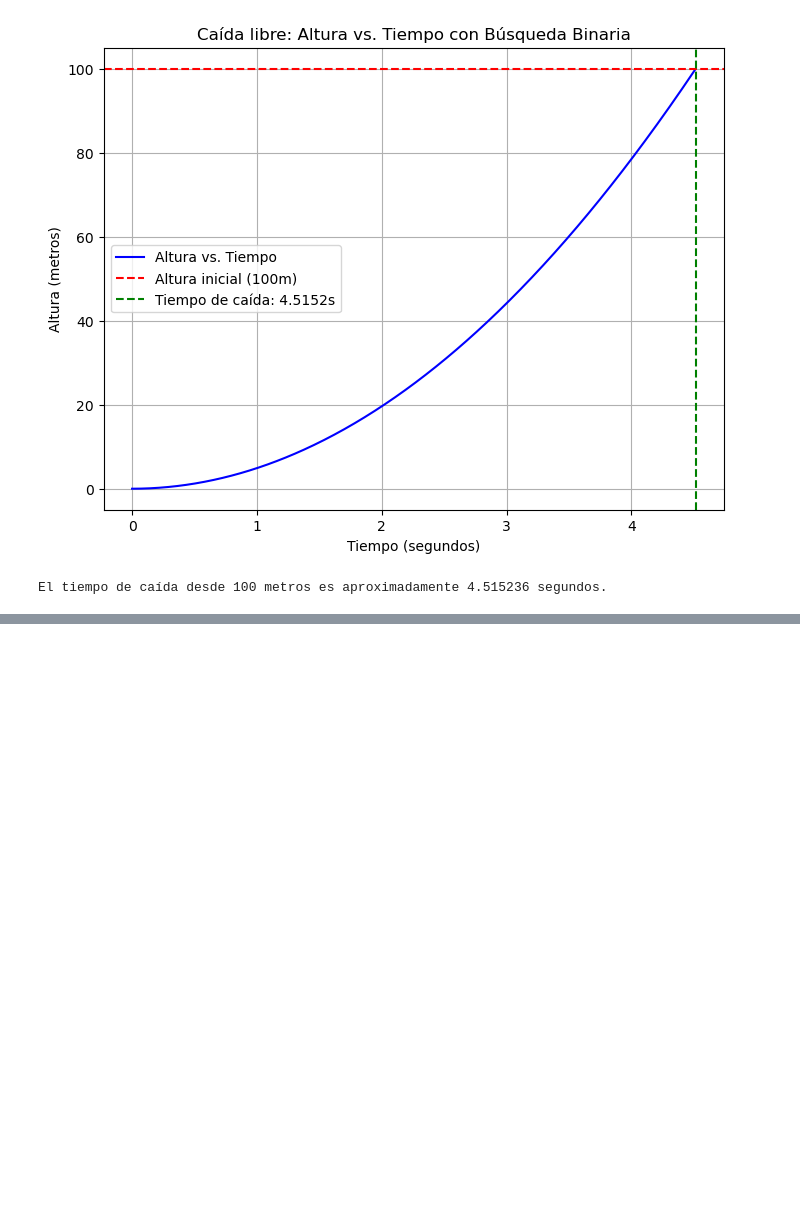
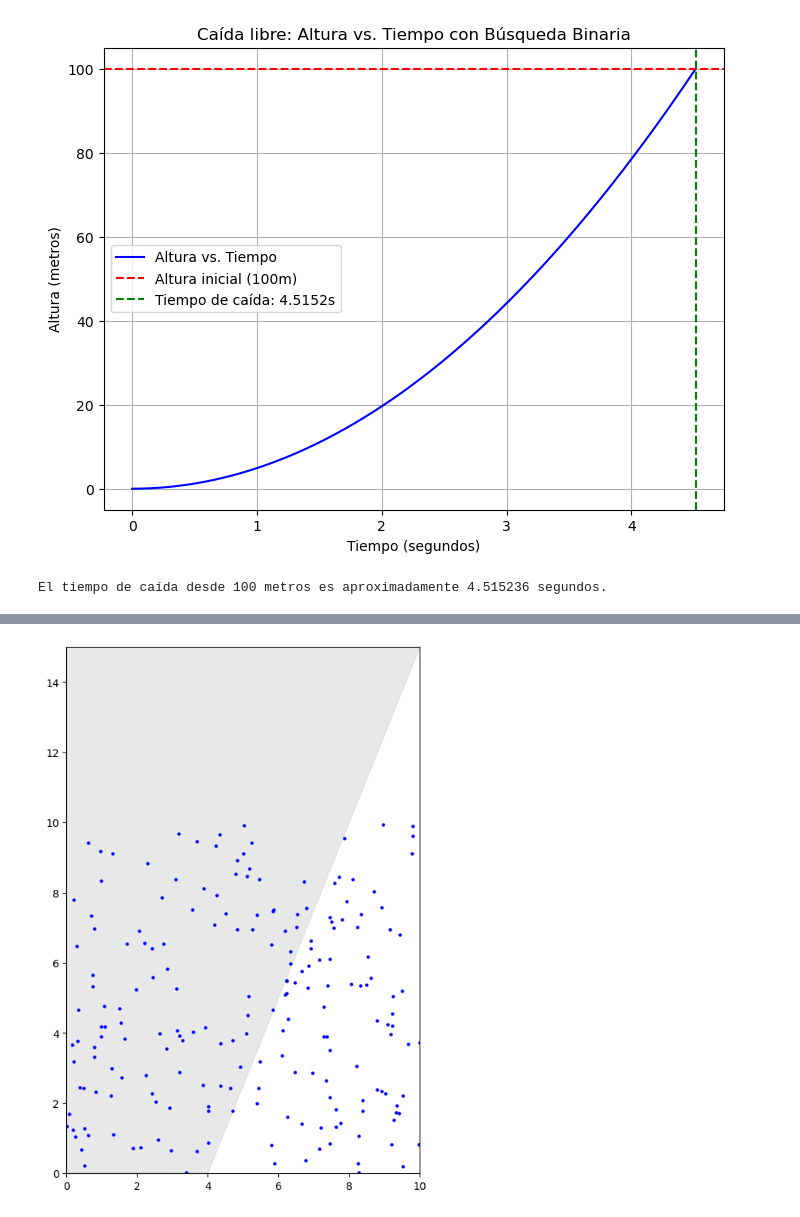
Before and after one commit to danielsh2390/Mi-primer-proyecto, a Jupyter notebook: Miprimer.ipynb, the cells around one changed output, grey strips where cells are left out. Saved outputs shown, nothing was run; the diff lists cells and outputs as text; code cells hidden in the pictures; blank space fills up the shorter version.

```diff
--- a/Miprimer.ipynb
+++ b/Miprimer.ipynb
@@ -405,0 +500,65 @@ El tiempo de caída desde 100 metros es aproximadamente 4.515236 segundos.
+# %%
+import numpy as np
+import matplotlib.pyplot as plt
+import matplotlib.animation as animation
+import matplotlib.patches as patches
+
+# Parámetros de la simulación
+num_particles = 200  # Número de partículas
+width_top = 10  # Ancho de la parte superior de la tolva
+width_bottom = 4  # Ancho de la parte inferior de la tolva
+height = 15  # Altura de la tolva
+time_step = 0.05  # Paso de tiempo
+gravity = np.array([0, -0.2])  # Gravedad (aceleración hacia abajo)
+
+# Inicialización de las posiciones y velocidades de las partículas
+positions = np.random.rand(num_particles, 2) * [width_top, height - 5]  # Inicialmente en la parte superior de la tolva
+velocities = np.random.randn(num_particles, 2) * 0.05  # Velocidades aleatorias pequeñas
+
+# Función para verificar si una partícula está dentro de la tolva
+def is_in_tolva(x, y):
+    # Verifica si la partícula está dentro de los límites de la tolva (trapezoide)
+    if y <= height and y >= 0:
+        # Cálculo de la longitud de la base en la altura actual
+        base_width = width_top - (width_top - width_bottom) * (y / height)
+        if 0 <= x <= base_width:
+            return True
+    return False
+
+# Función para actualizar las posiciones de las partículas
+def update_particles(frame_num):
+    global positions, velocities
+    # Actualización de velocidades por gravedad
+    velocities += gravity * time_step
+    # Actualización de posiciones
+    positions += velocities * time_step
+
+    # Verificación de las partículas dentro de la tolva
+    for i in range(num_particles):
+        x, y = positions[i]
+        if not is_in_tolva(x, y):  # Si la partícula sale de la tolva
+            velocities[i, 1] = 0  # Detener la partícula (simular que ha caído)
+            positions[i, 1] = 0  # Queda en la base de la tolva
+
+    # Actualización de la visualización
+    scat.set_offsets(positions)
+
+# Crear la figura para la animación
+fig, ax = plt.subplots(figsize=(6, 9))
+ax.set_xlim(0, width_top)
+ax.set_ylim(0, height)
+
+# Agregar la geometría de la tolva (representada por un trapezoide)
+polygon = patches.Polygon([(0, 0), (width_bottom, 0),
+                           (width_top, height), (0, height)], closed=True, color='lightgrey', alpha=0.5)
+ax.add_patch(polygon)
+
+# Inicializar la visualización de las partículas
+scat = ax.scatter(positions[:, 0], positions[:, 1], c='blue', s=5)
+
+# Crear la animación
+ani = animation.FuncAnimation(fig, update_particles, frames=200, interval=50)
+
+plt.show()
+# %% [output]
+[figure, added]
```
Also changed, not shown: parts of 2 cells of this notebook.
